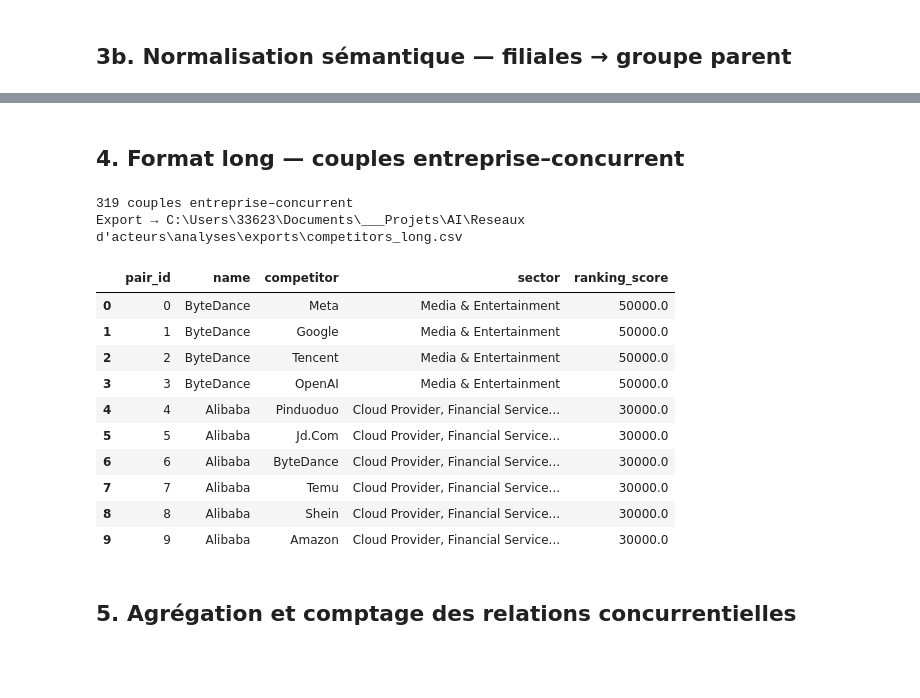
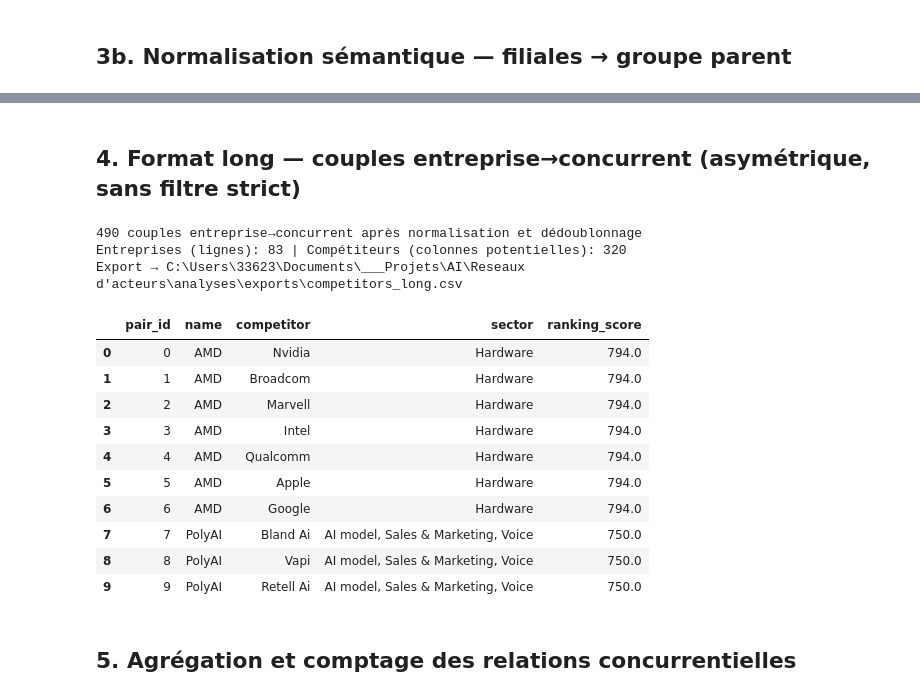
Before and after one commit to BenaventC/AInetworks, a Jupyter notebook: analyses/competition_analysis.ipynb, the cells around one changed output, grey strips where cells are left out. Saved outputs shown, nothing was run; the diff lists cells and outputs as text; code cells hidden in the pictures; blank space fills up the shorter version.

```diff
--- a/analyses/competition_analysis.ipynb
+++ b/analyses/competition_analysis.ipynb
@@ -357,35 +369,64 @@ Amd           3
 # %% [markdown]
-## 4. Format long — couples entreprise–concurrent
+## 4. Format long — couples entreprise→concurrent (asymétrique, sans filtre strict)
 # %%
+def _norm_key(value: str) -> str:
+    return re.sub(r"\s+", " ", str(value).strip()).casefold()
+
+# Référence de canonicalisation: tous les noms d'entreprises de la base.
+with sqlite3.connect(DB_PATH) as con:
+    df_all_names = pd.read_sql_query("SELECT name FROM enterprises WHERE name IS NOT NULL", con)
+
+canonical_by_key = {}
+for name in df_all_names["name"].tolist():
+    clean = str(name).strip()
+    if clean:
+        key = _norm_key(clean)
+        if key not in canonical_by_key:
+            canonical_by_key[key] = clean
+
 df_long = (
     df_clean
     .explode(COL_COMPETITORS)
     .rename(columns={COL_COMPETITORS: "competitor"})
     .reset_index(drop=True)
     [[COL_NAME, "competitor", COL_SECTOR, "ranking_score"]]
 )
+
+# Canonicalise les compétiteurs pour éviter les doublons de casse/écriture.
+df_long["competitor"] = (
+    df_long["competitor"]
+    .map(lambda c: canonical_by_key.get(_norm_key(c), c))
+)
+
+# Dédoublonne au niveau entreprise→compétiteur (dataset dirigé).
+df_long = (
+    df_long.drop_duplicates(subset=[COL_NAME, "competitor"])
+    .reset_index(drop=True)
+)
 df_long.insert(0, "pair_id", df_long.index)
 
 long_path = EXPORTS_DIR / "competitors_long.csv"
 df_long.to_csv(long_path, index=False)
 
-print(f"{len(df_long)} couples entreprise–concurrent")
+print(f"{len(df_long)} couples entreprise→concurrent après normalisation et dédoublonnage")
+print(f"Entreprises (lignes): {df_long[COL_NAME].nunique()} | Compétiteurs (colonnes potentielles): {df_long['competitor'].nunique()}")
 print(f"Export → {long_path}")
 df_long.head(10)
 # %% [output]
-319 couples entreprise–concurrent
+490 couples entreprise→concurrent après normalisation et dédoublonnage
+Entreprises (lignes): 83 | Compétiteurs (colonnes potentielles): 320
 Export → C:\Users\33623\Documents\___Projets\AI\Reseaux d'acteurs\analyses\exports\competitors_long.csv
 |  | pair_id | name | competitor | sector | ranking_score |
-| 0 | 0 | ByteDance | Meta | Media & Entertainment | 50000.0 |
-| 1 | 1 | ByteDance | Google | Media & Entertainment | 50000.0 |
-| 2 | 2 | ByteDance | Tencent | Media & Entertainment | 50000.0 |
-| 3 | 3 | ByteDance | OpenAI | Media & Entertainment | 50000.0 |
-| 4 | 4 | Alibaba | Pinduoduo | Cloud Provider, Financial Service... | 30000.0 |
-| 5 | 5 | Alibaba | Jd.Com | Cloud Provider, Financial Service... | 30000.0 |
-| 6 | 6 | Alibaba | ByteDance | Cloud Provider, Financial Service... | 30000.0 |
-| 7 | 7 | Alibaba | Temu | Cloud Provider, Financial Service... | 30000.0 |
-| 8 | 8 | Alibaba | Shein | Cloud Provider, Financial Service... | 30000.0 |
-| 9 | 9 | Alibaba | Amazon | Cloud Provider, Financial Service... | 30000.0 |
+| 0 | 0 | AMD | Nvidia | Hardware | 794.0 |
+| 1 | 1 | AMD | Broadcom | Hardware | 794.0 |
+| 2 | 2 | AMD | Marvell | Hardware | 794.0 |
+| 3 | 3 | AMD | Intel | Hardware | 794.0 |
+| 4 | 4 | AMD | Qualcomm | Hardware | 794.0 |
+| 5 | 5 | AMD | Apple | Hardware | 794.0 |
+| 6 | 6 | AMD | Google | Hardware | 794.0 |
+| 7 | 7 | PolyAI | Bland Ai | AI model, Sales & Marketing, Voice | 750.0 |
+| 8 | 8 | PolyAI | Vapi | AI model, Sales & Marketing, Voice | 750.0 |
+| 9 | 9 | PolyAI | Retell Ai | AI model, Sales & Marketing, Voice | 750.0 |
 # %% [markdown]
 ## 5. Agrégation et comptage des relations concurrentielles
 # %%
```
Also changed, not shown: parts of 12 cells of this notebook, 24 other files.
